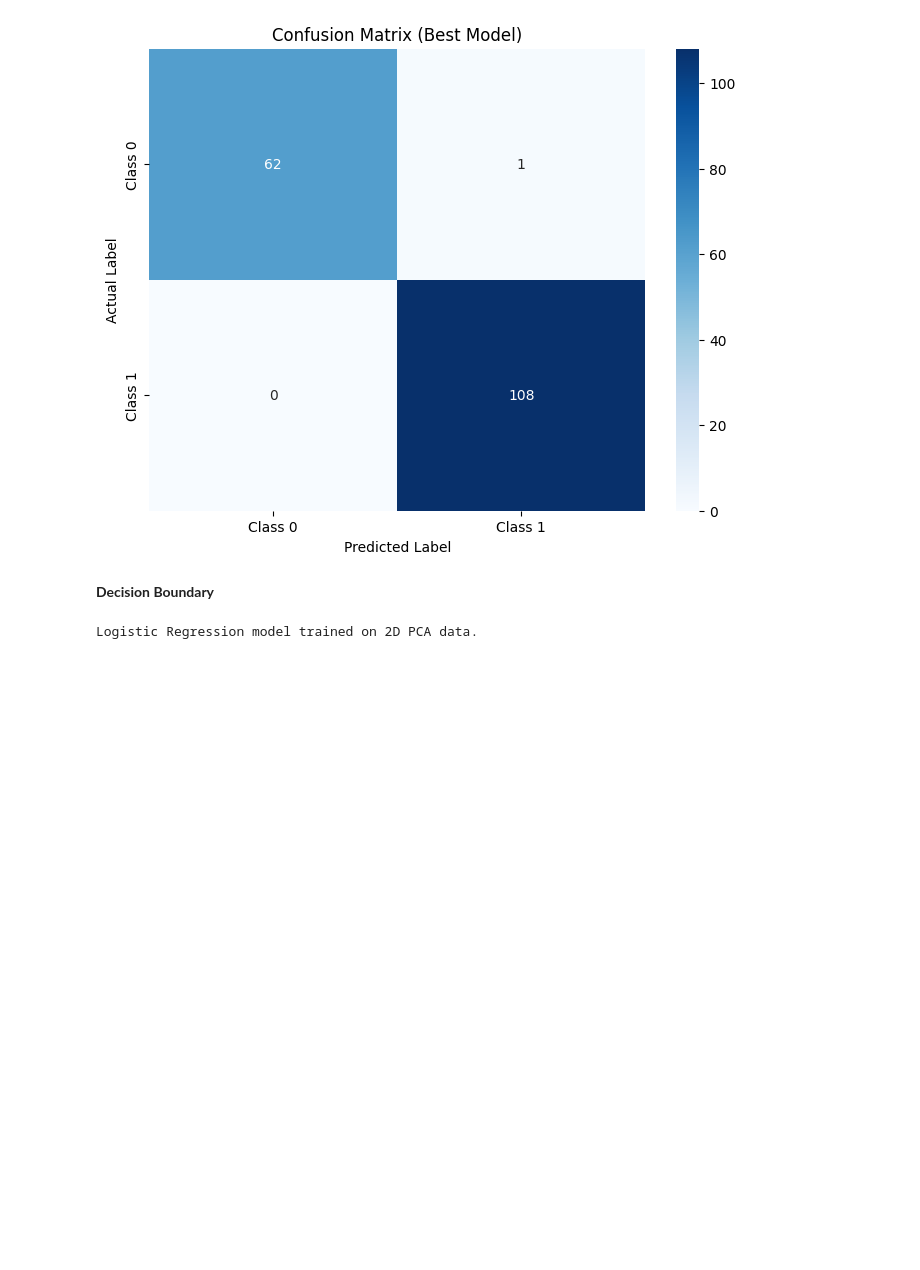
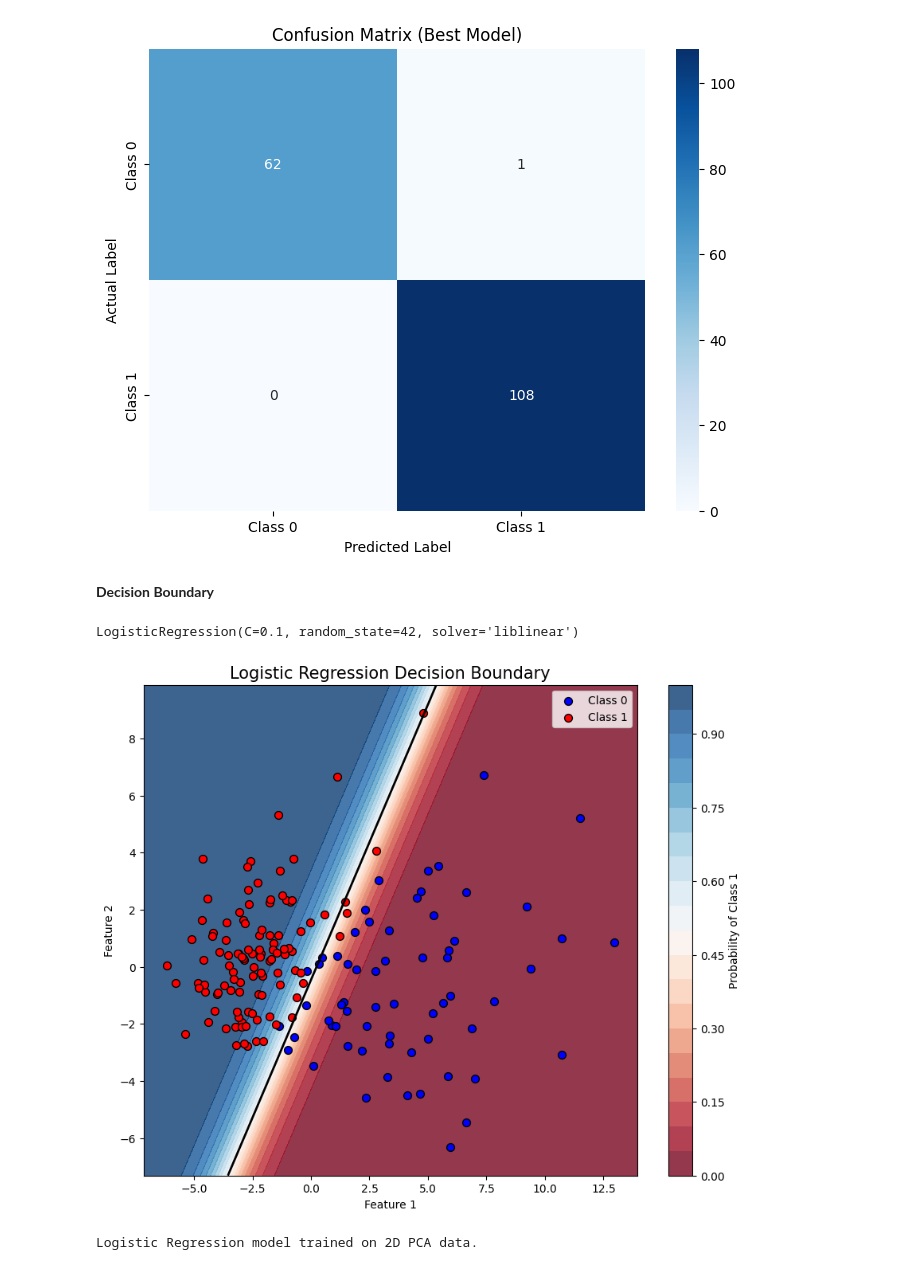
Before and after one commit to harshita042/PRML-CSL2050, a Jupyter notebook: LogReg_Lab_4final.ipynb, the cells around one changed output. Drawn from its saved outputs; the diff is of its cells as text; code cells hidden in the pictures; blank space fills up the shorter version.

Commit message:
made a few changes in the plot

```diff
--- a/LogReg_Lab_4final.ipynb
+++ b/LogReg_Lab_4final.ipynb
@@ -224,3 +222,19 @@ def plot_decision_boundary(X, y, model):
+# %%
+from sklearn.decomposition import PCA
+pca = PCA(n_components=2)
+X_test_pca = pca.fit_transform(X_test_scaled)
+df_viz = pd.DataFrame(data=X_test_pca, columns=['PC1', 'PC2'])
+
+log_reg_pca_2d = LogisticRegression(C=0.1, penalty='l2', solver='liblinear', random_state=42)
+log_reg_pca_2d.fit(X_pca_2d, y)
+
+#print("Logistic Regression model trained on 2D PCA data.")
+# %% [output]
+LogisticRegression(C=0.1, random_state=42, solver='liblinear')
+# %%
+plot_decision_boundary(X_test_pca, y_test, log_reg_pca_2d)
+# %% [output]
+[figure, added]
 # %%
 log_reg_pca_2d = LogisticRegression(C=0.1, penalty='l2', solver='liblinear', random_state=42)
 log_reg_pca_2d.fit(X_pca_2d, y)
```
Also changed, not shown: parts of 1 cell of this notebook.
